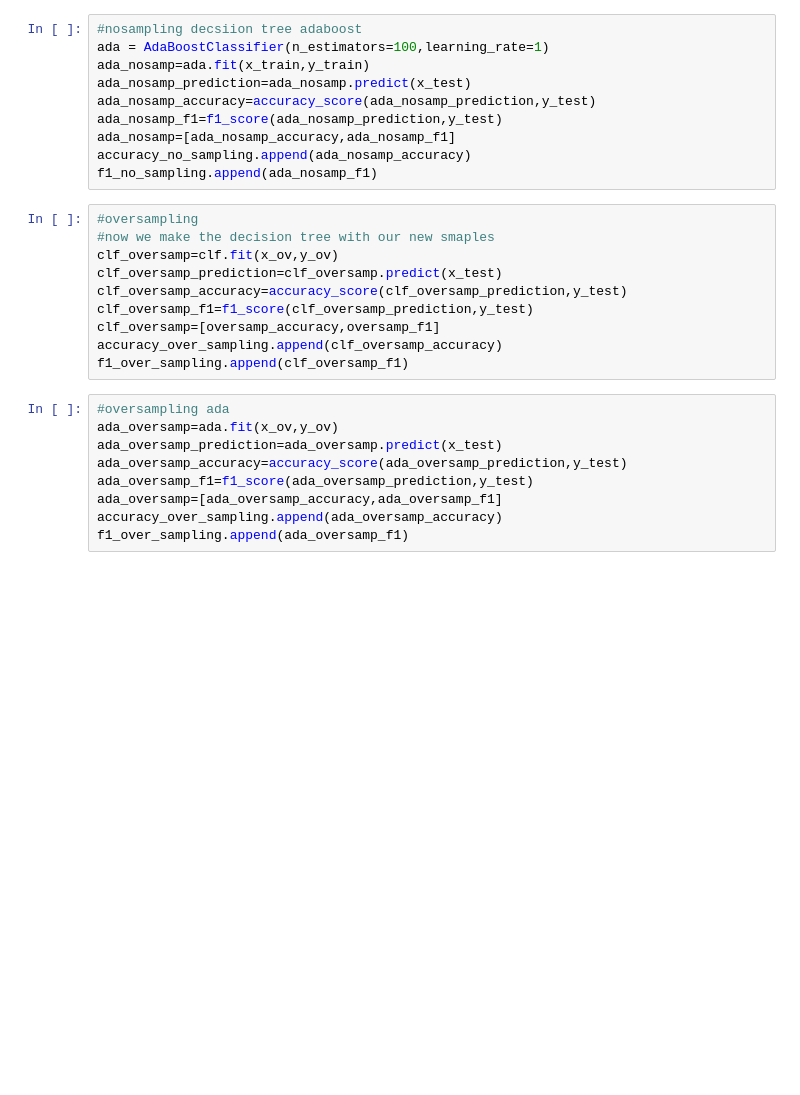
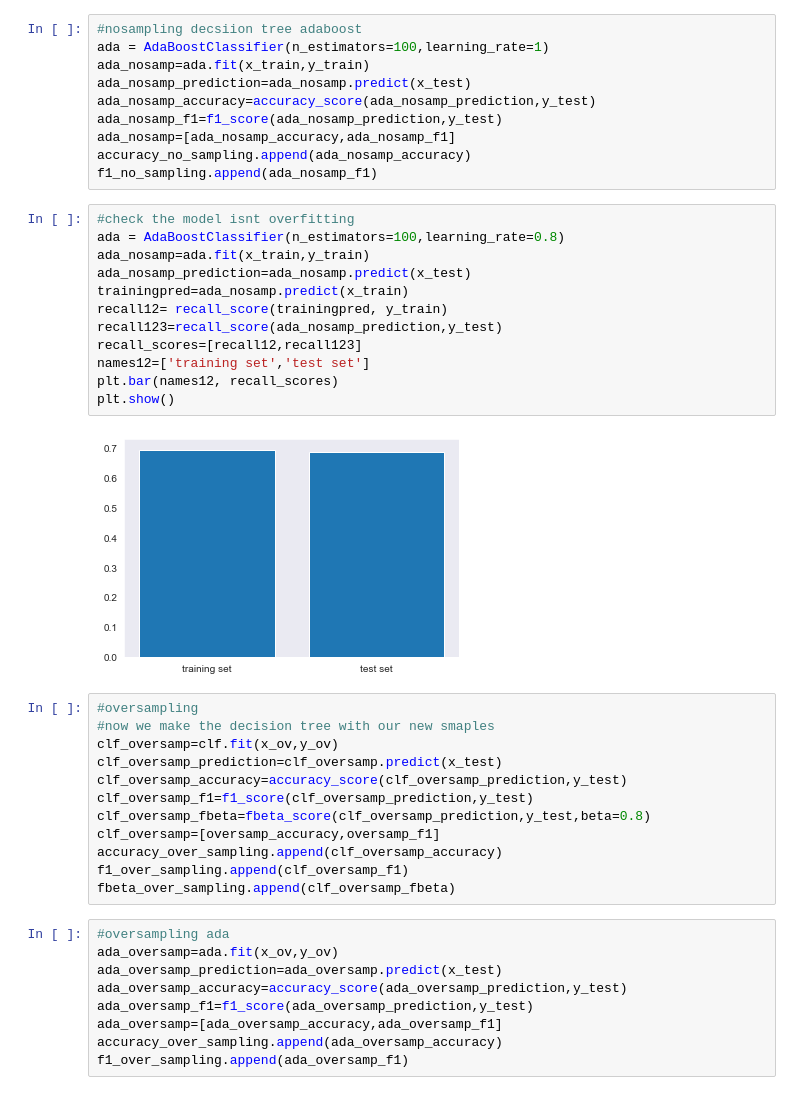
Before and after one commit to EMAT31530/ai-group-project-group-28, a Jupyter notebook: Random Forest Classifier.ipynb, the cells around one changed output. Drawn from its saved outputs; the diff is of its cells as text; blank space fills up the shorter version.

```diff
--- a/Random Forest Classifier.ipynb
+++ b/Random Forest Classifier.ipynb
@@ -94,6 +142,20 @@ ada_nosamp_f1=f1_score(ada_nosamp_prediction,y_test)
 ada_nosamp=[ada_nosamp_accuracy,ada_nosamp_f1]
 accuracy_no_sampling.append(ada_nosamp_accuracy)
 f1_no_sampling.append(ada_nosamp_f1)
+# %%
+#check the model isnt overfitting
+ada = AdaBoostClassifier(n_estimators=100,learning_rate=0.8)
+ada_nosamp=ada.fit(x_train,y_train)
+ada_nosamp_prediction=ada_nosamp.predict(x_test)
+trainingpred=ada_nosamp.predict(x_train)
+recall12= recall_score(trainingpred, y_train)
+recall123=recall_score(ada_nosamp_prediction,y_test)
+recall_scores=[recall12,recall123]
+names12=['training set','test set']
+plt.bar(names12, recall_scores)
+plt.show()
+# %% [output]
+[figure, added]
 # %%
 #oversampling
 #now we make the decision tree with our new smaples
@@ -101,9 +163,11 @@ clf_oversamp=clf.fit(x_ov,y_ov)
 clf_oversamp_prediction=clf_oversamp.predict(x_test)
 clf_oversamp_accuracy=accuracy_score(clf_oversamp_prediction,y_test)
 clf_oversamp_f1=f1_score(clf_oversamp_prediction,y_test)
+clf_oversamp_fbeta=fbeta_score(clf_oversamp_prediction,y_test,beta=0.8)
 clf_oversamp=[oversamp_accuracy,oversamp_f1]
 accuracy_over_sampling.append(clf_oversamp_accuracy)
 f1_over_sampling.append(clf_oversamp_f1)
+fbeta_over_sampling.append(clf_oversamp_fbeta)
 # %%
 #oversampling ada
 ada_oversamp=ada.fit(x_ov,y_ov)
```
Also changed, not shown: parts of 14 cells of this notebook, 3 other files.
